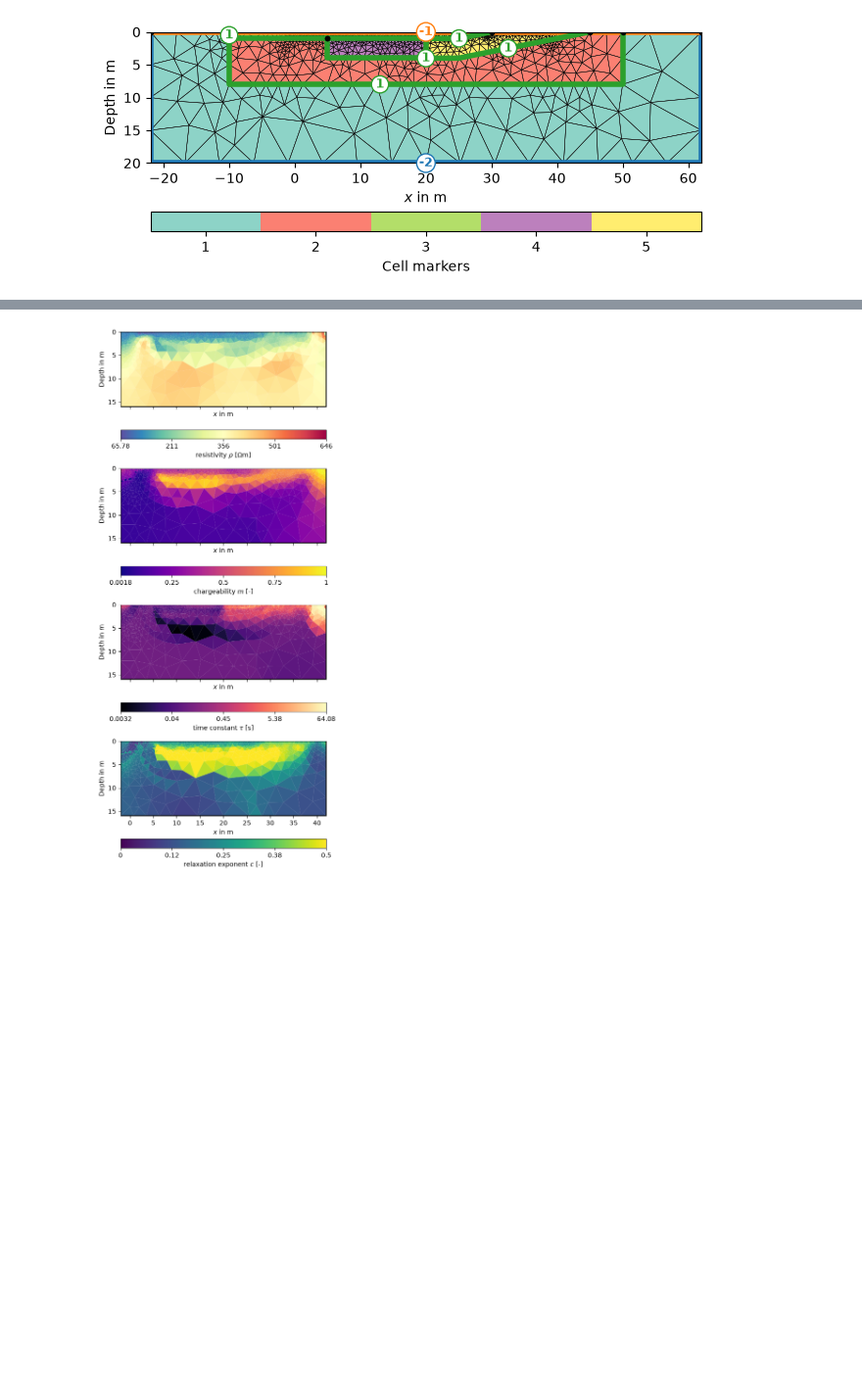
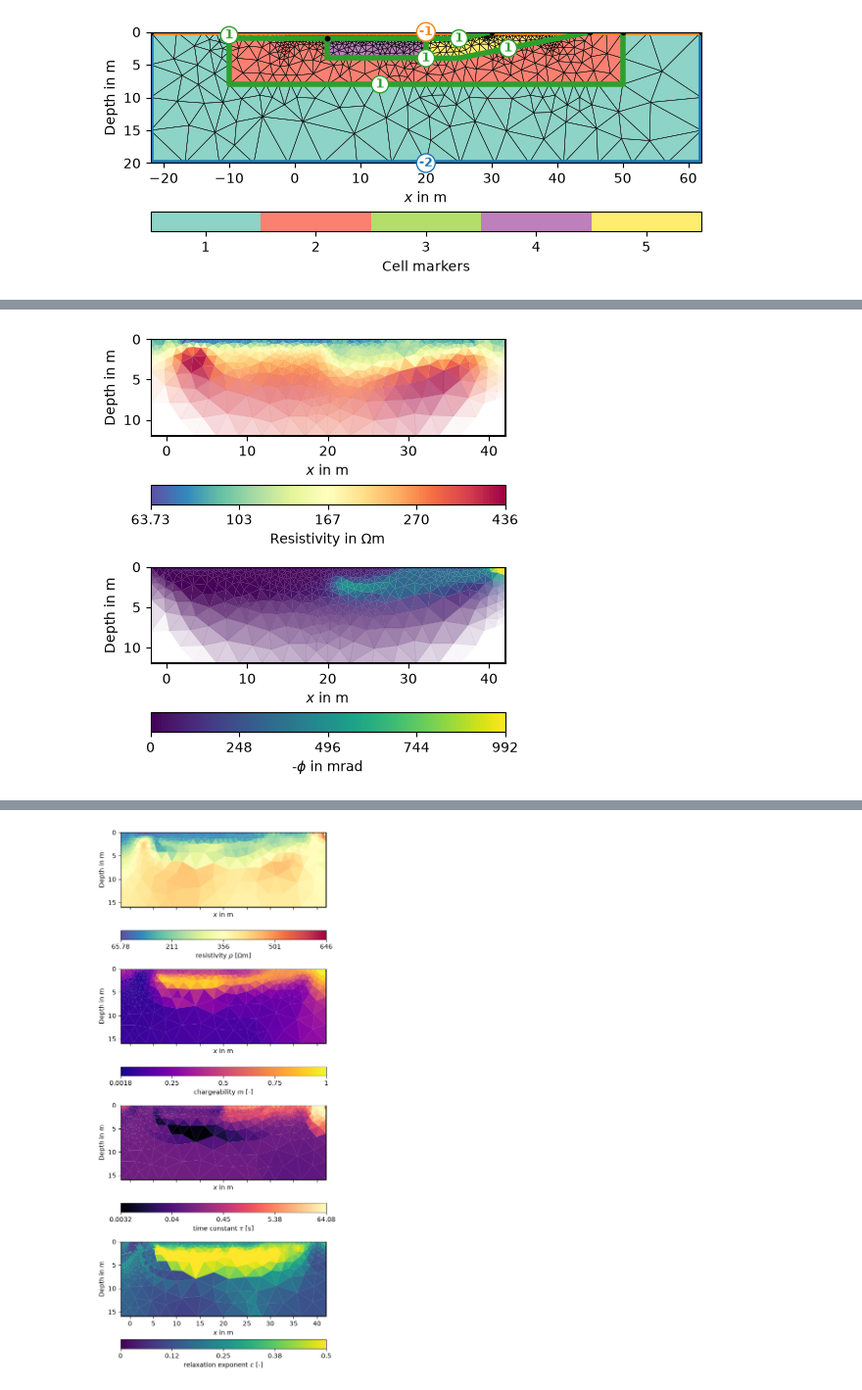
Before and after one commit to TUBAF-EM/FDIP, a Jupyter notebook: docs/synth.ipynb, the cells around one changed output, grey strips where cells are left out. Shown at 98% size. Cells and saved outputs as stored; diff of their text form; code cells hidden in the pictures; blank space fills up the shorter version.

```diff
--- a/docs/synth.ipynb
+++ b/docs/synth.ipynb
@@ -80,0 +62,5 @@ array([<Axes: >, <Axes: >], dtype=object)
+# %%
+pro.createERTManager(paraDepth=12)
+pro.singleInversion()
+pro.showSingleResult();
+# %% [output]
@@ -81 +74,2 @@ array([<Axes: >, <Axes: >], dtype=object)
+[figure, added]
 # %%
```
Also changed, not shown: parts of 6 cells of this notebook, 1 other file.
